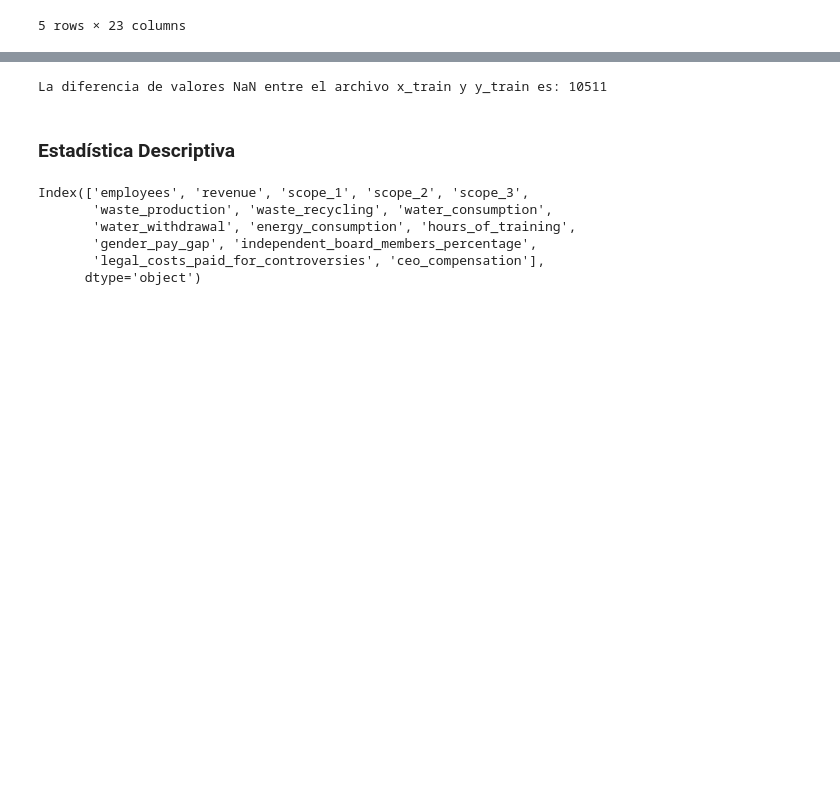
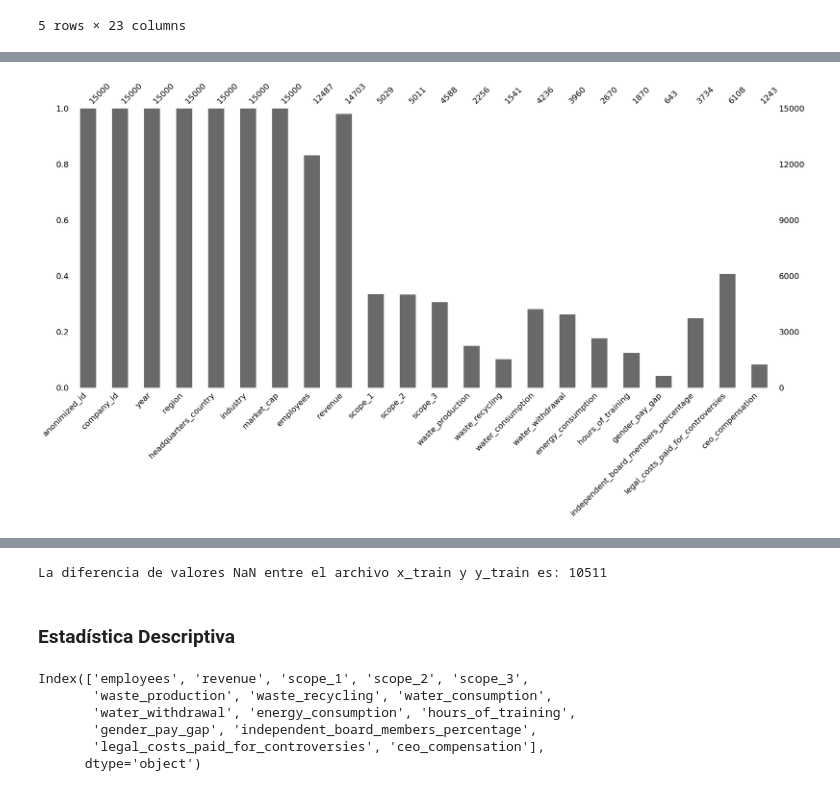
Before and after one commit to contepablod/ML_Bourbaki, a Jupyter notebook: Semana1/ESG_indicators_missing_value_estimation.ipynb, the cells around one changed output, grey strips where cells are left out. Cells and saved outputs as stored; diff of their text form; code cells hidden in the pictures; blank space fills up the shorter version.

```diff
--- a/Semana1/ESG_indicators_missing_value_estimation.ipynb
+++ b/Semana1/ESG_indicators_missing_value_estimation.ipynb
@@ -222,0 +267,5 @@ df_x_train.head()
+# %%
+msno.bar(df_y_train)
+plt.show()
+# %% [output]
+[figure, added]
```
Also changed, not shown: parts of 69 cells of this notebook, 3 other files.
